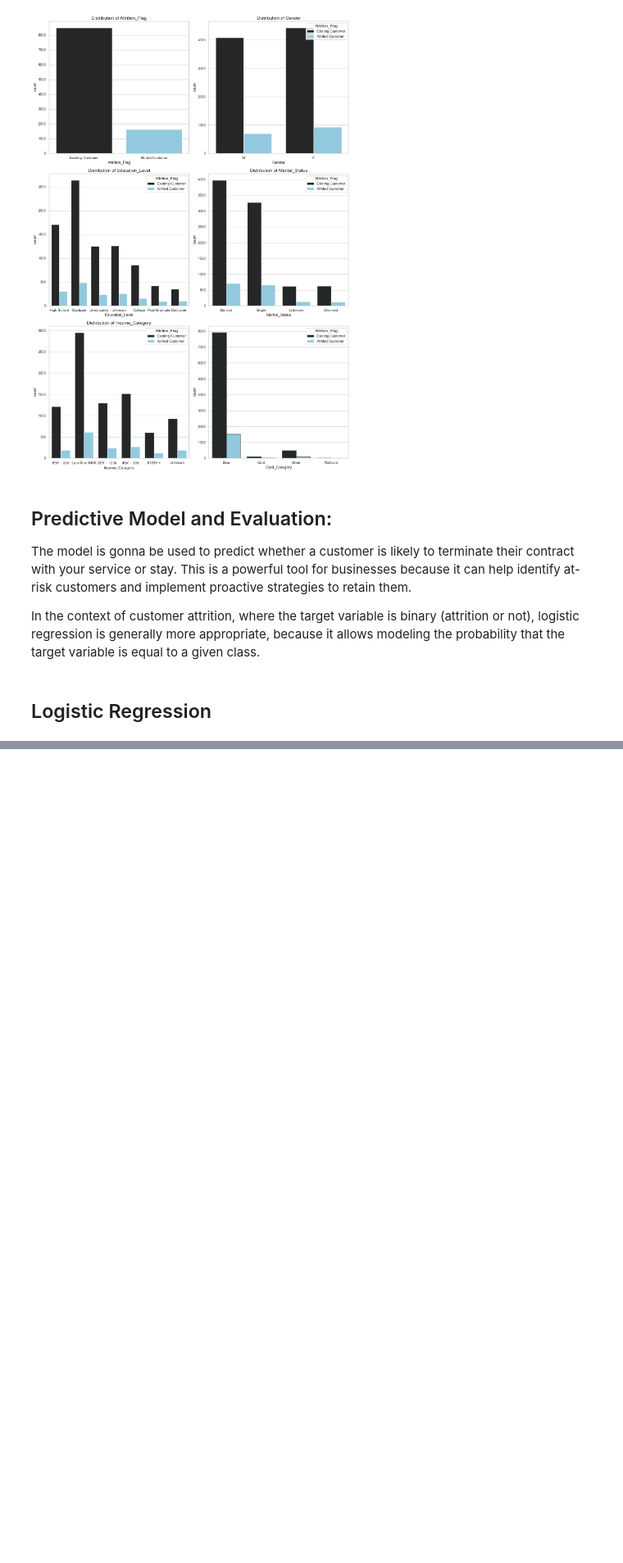
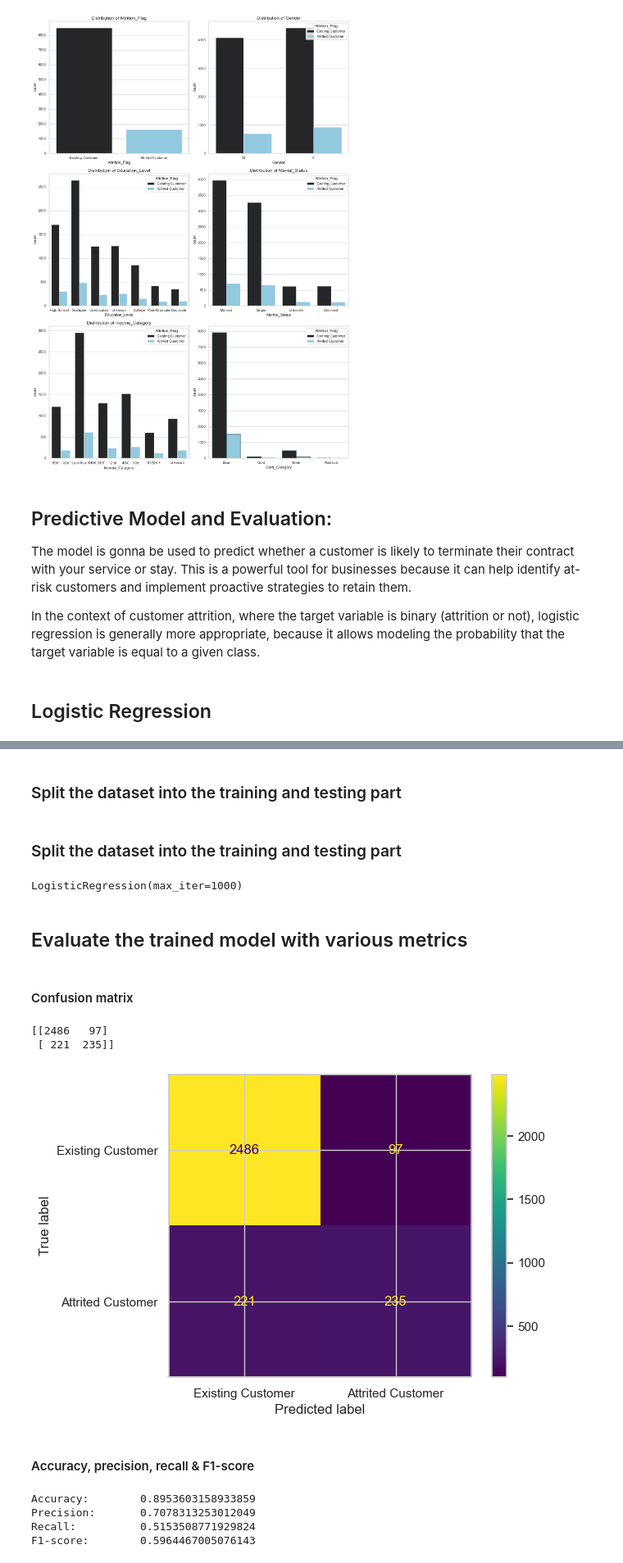
Before and after one commit to Hamid-DUMIOT/Digital-Card-Sales-Optimization-Project, a Jupyter notebook: Credit Card customers.ipynb, the cells around one changed output, grey strips where cells are left out. Shown at 82% size. Cells and saved outputs as stored; diff of their text form; code cells hidden in the pictures; blank space fills up the shorter version.

```diff
--- a/Credit Card customers.ipynb
+++ b/Credit Card customers.ipynb
@@ -641,0 +560,55 @@ weighted avg       0.97      0.97      0.97      2532
+# %% [markdown]
+###  Split the dataset into the training and testing part
+# %%
+X_train, X_test, y_train, y_test = train_test_split(
+    feature_df.values,
+    target_df.values,
+    train_size = 0.7,
+    shuffle = True,
+    random_state = 0
+)
+# %% [markdown]
+### Split the dataset into the training and testing part
+# %%
+clf = LogisticRegression(max_iter=1000)
+clf.fit(X_train, y_train)
+# %% [output]
+LogisticRegression(max_iter=1000)
+# %% [markdown]
+## Evaluate the trained model with various metrics
+# %%
+# make predictions for the entire testing dataset
+y_pred_proba = clf.predict_proba(X_test)
+y_pred = clf.predict(X_test)
+# %% [markdown]
+#### Confusion matrix
+# %%
+# compute the confusion matrix
+cm = confusion_matrix(y_test, y_pred)
+print(cm)
+# %% [output]
+[[2486   97]
+ [ 221  235]]
+# %%
+# visualize the confusion matrix
+disp = ConfusionMatrixDisplay(
+    confusion_matrix = cm,
+    display_labels = ['Existing Customer', 'Attrited Customer']
+)
+disp.plot()
+plt.show()
+# %% [output]
+[figure, added]
+# %% [markdown]
+#### Accuracy, precision, recall & F1-score
+# %%
+# calcualte the metrics by sklearn
+print("Accuracy:\t", accuracy_score(y_test, y_pred))
+print("Precision:\t", precision_score(y_test, y_pred))
+print("Recall:\t\t", recall_score(y_test, y_pred))
+print("F1-score:\t", f1_score(y_test, y_pred))
+# %% [output]
+Accuracy:        0.8953603158933859
+Precision:       0.7078313253012049
+Recall:          0.5153508771929824
+F1-score:        0.5964467005076143
```
Also changed, not shown: parts of 22 cells of this notebook.
